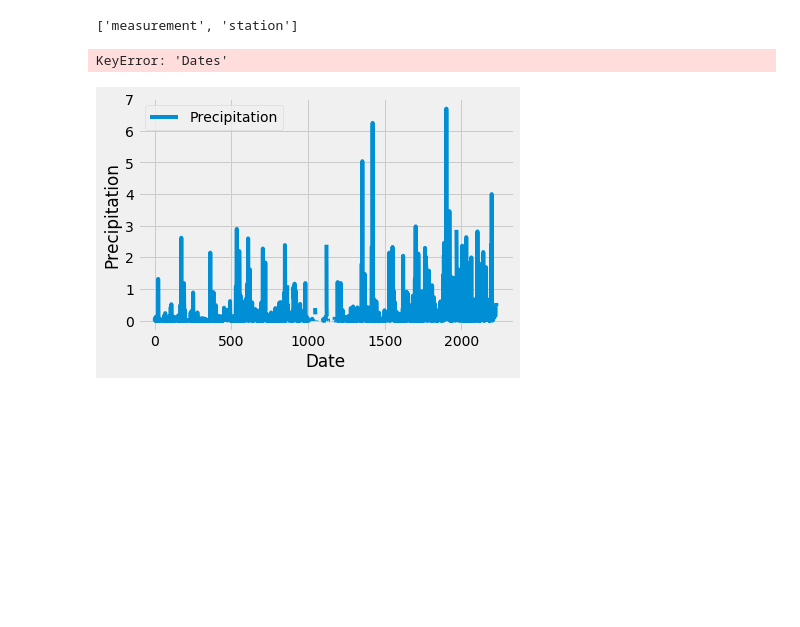
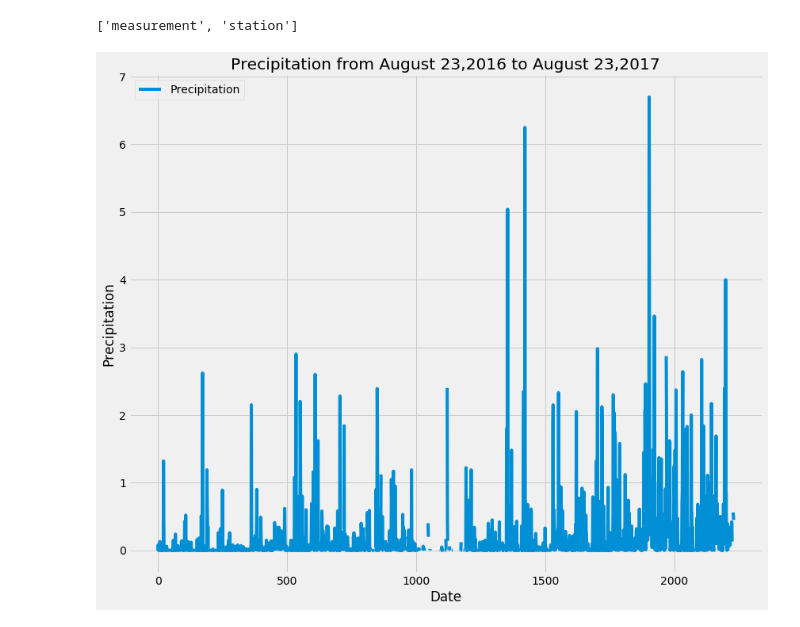
Before and after one commit to asritcaceres/sqlalchemy-challenge, a Jupyter notebook: app.py.ipynb, the cells around one changed output. Cells and saved outputs as stored; diff of their text form; code cells hidden in the pictures; blank space fills up the shorter version.

```diff
--- a/app.py.ipynb
+++ b/app.py.ipynb
@@ -38,36 +38,36 @@ session = Session(engine)
 # %%
 # Design a query to retrieve the last 12 months of precipitation data and plot the results
 lastdate= session.query(measurement.date).order_by(measurement.date.desc()).first()
 #lastdate
 
 
 # Calculate the date 1 year ago from the last data point in the database
 year_ago = dt.date(2017,8,23) - dt.timedelta(days=365)
 #year_ago
 
 # Perform a query to retrieve the data and precipitation scores
 prcp_data= session.query(func.strftime("%Y-%m-%d", measurement.date), measurement.prcp).\
     filter(func.strftime("%Y-%m-%d",measurement.date) >= dt.date(2016, 8, 23)).all()
 #prcp_data
 
 # Save the query results as a Pandas DataFrame and set the index to the date column
 prcp_df = pd.DataFrame(prcp_data, columns = ['Date', 'Precipitation'])
 prcp_df.set_index('Date')
 
 # Sort the dataframe by date
 prcp_df.sort_values('Date')
 
 # Use Pandas Plotting with Matplotlib to plot the data
-fig, ax = plt.subplots()
-prcp_df.plot(ax=ax, legend=True)
+fig, ax = plt.subplots(figsize=(12,10))
+prcp_df.plot(ax=ax,legend=True)
+
+
 ax.set_xlabel("Date")
 ax.set_ylabel("Precipitation")
-ax.set_xticks(prcp_df['Dates'])
 ax.set_title("Precipitation from August 23,2016 to August 23,2017")
 fig.tight_layout()
 plt.show()
 # %% [output]
-KeyError: 'Dates'
-[figure, old version]
+[figure, new version]
 # %%
 # Use Pandas to calcualte the summary statistics for the precipitation data
```
Also changed, not shown: parts of 3 cells of this notebook.
